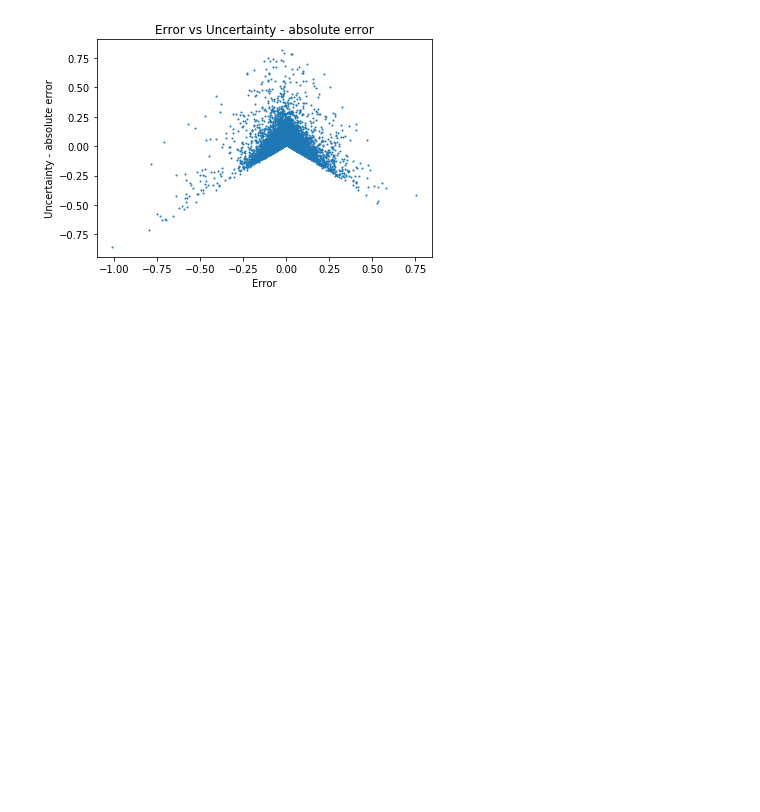
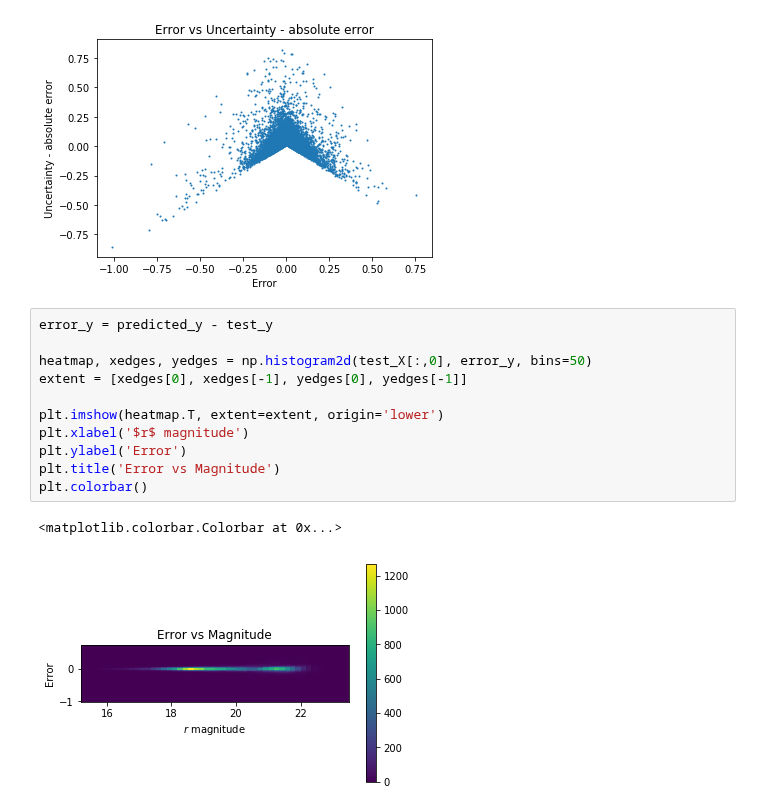
Before and after one commit to chengsoonong/mclass-sky, a Jupyter notebook: projects/jakub/Plots.ipynb, the cells around one changed output. Drawn from its saved outputs; the diff is of its cells as text; blank space fills up the shorter version.

```diff
--- a/projects/jakub/Plots.ipynb
+++ b/projects/jakub/Plots.ipynb
@@ -141,3 +143,17 @@ plt.title('Error vs Uncertainty - absolute error')
 # %% [output]
 <matplotlib.text.Text at 0x...>
 [figure]
+# %%
+error_y = predicted_y - test_y
+
+heatmap, xedges, yedges = np.histogram2d(test_X[:,0], error_y, bins=50)
+extent = [xedges[0], xedges[-1], yedges[0], yedges[-1]]
+
+plt.imshow(heatmap.T, extent=extent, origin='lower')
+plt.xlabel('$r$ magnitude')
+plt.ylabel('Error')
+plt.title('Error vs Magnitude')
+plt.colorbar()
+# %% [output]
+<matplotlib.colorbar.Colorbar at 0x...>
+[figure, added]
```
Also changed, not shown: parts of 3 cells of this notebook.
